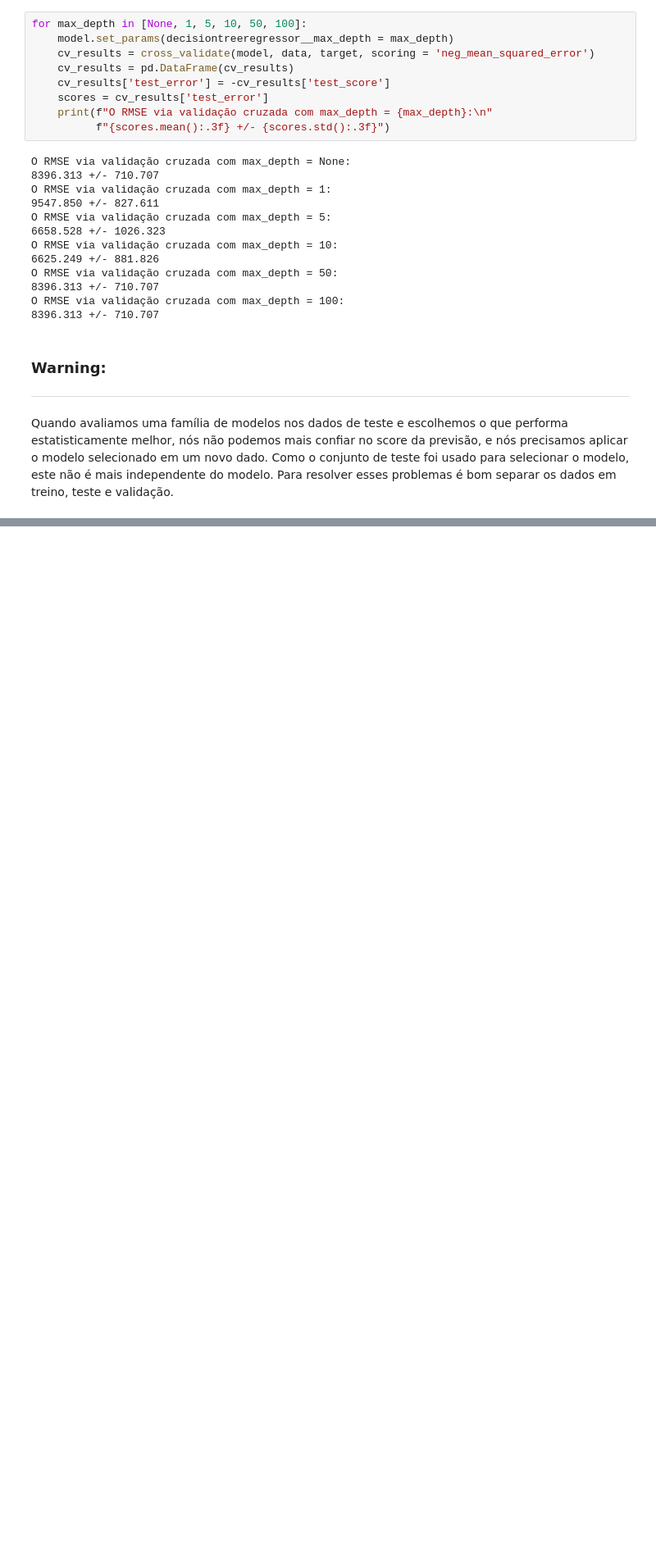
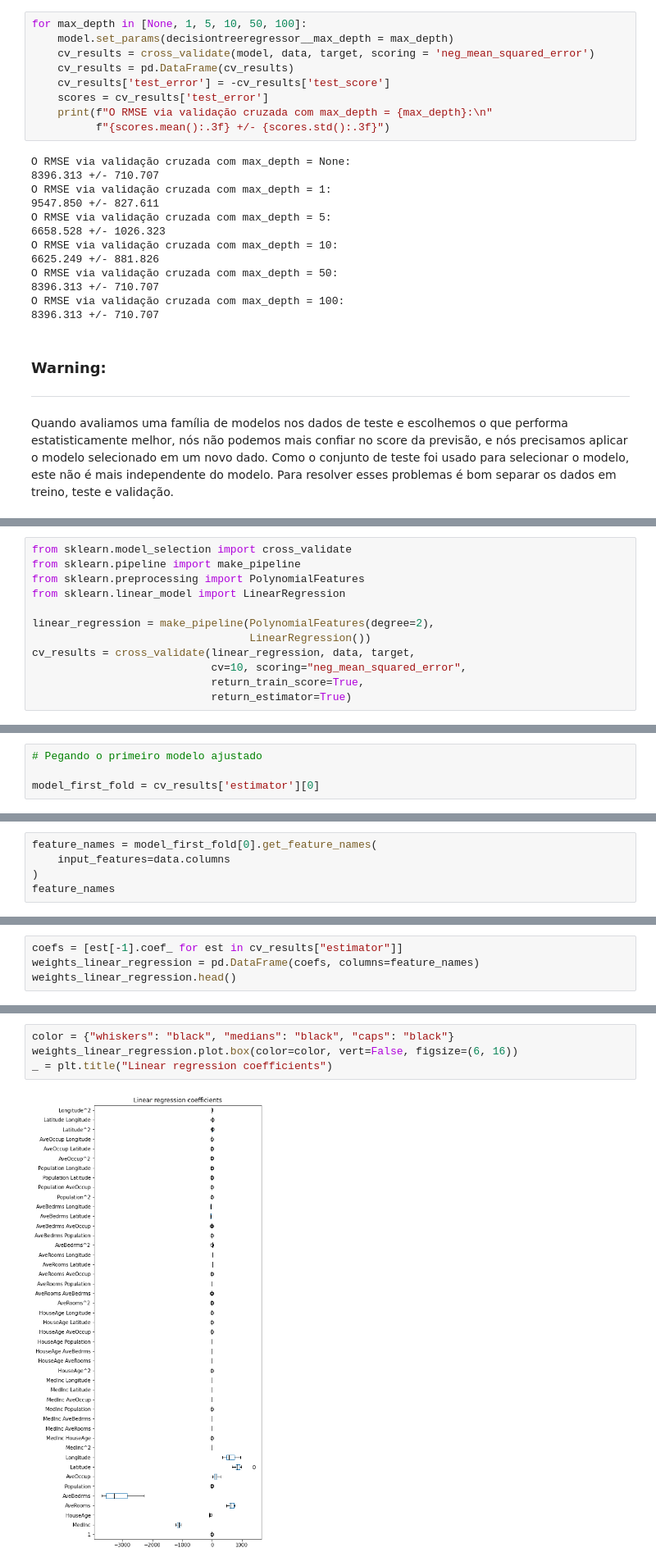
Before and after one commit to FabioCLima/python-projects, a Jupyter notebook: Machine_Learning/ML-scikit/california-houses/housing_predictive_model.ipynb, the cells around one changed output, grey strips where cells are left out. Shown: that part at 82% size. Saved outputs shown, nothing was run; the diff lists cells and outputs as text; blank space fills up the shorter version.

```diff
--- a/Machine_Learning/ML-scikit/california-houses/housing_predictive_model.ipynb
+++ b/Machine_Learning/ML-scikit/california-houses/housing_predictive_model.ipynb
@@ -592,0 +755,12 @@ Quando avaliamos uma família de modelos nos dados de teste e escolhemos o que p
+# %%
+from sklearn.model_selection import cross_validate
+from sklearn.pipeline import make_pipeline
+from sklearn.preprocessing import PolynomialFeatures
+from sklearn.linear_model import LinearRegression
+
+linear_regression = make_pipeline(PolynomialFeatures(degree=2),
+                                  LinearRegression())
+cv_results = cross_validate(linear_regression, data, target,
+                            cv=10, scoring="neg_mean_squared_error",
+                            return_train_score=True,
+                            return_estimator=True)
@@ -592,0 +789,4 @@ Quando avaliamos uma família de modelos nos dados de teste e escolhemos o que p
+# %%
+# Pegando o primeiro modelo ajustado
+
+model_first_fold = cv_results['estimator'][0]
@@ -592,0 +795,5 @@ Quando avaliamos uma família de modelos nos dados de teste e escolhemos o que p
+# %%
+feature_names = model_first_fold[0].get_feature_names(
+    input_features=data.columns
+)
+feature_names
@@ -592,0 +818,4 @@ Quando avaliamos uma família de modelos nos dados de teste e escolhemos o que p
+# %%
+coefs = [est[-1].coef_ for est in cv_results["estimator"]]
+weights_linear_regression = pd.DataFrame(coefs, columns=feature_names)
+weights_linear_regression.head()
@@ -592,0 +832,6 @@ Quando avaliamos uma família de modelos nos dados de teste e escolhemos o que p
+# %%
+color = {"whiskers": "black", "medians": "black", "caps": "black"}
+weights_linear_regression.plot.box(color=color, vert=False, figsize=(6, 16))
+_ = plt.title("Linear regression coefficients")
+# %% [output]
+[figure, added]
```
Also changed, not shown: parts of 63 cells of this notebook, 10 other files.
